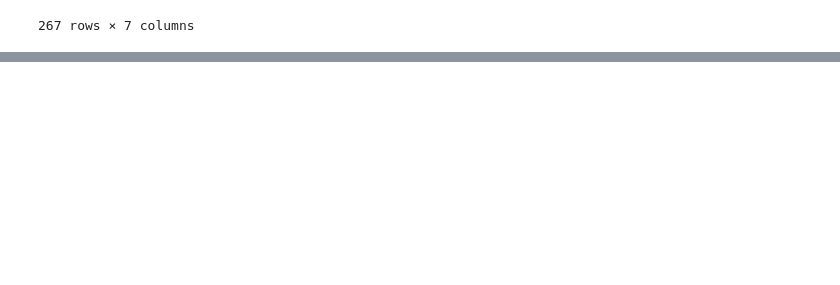
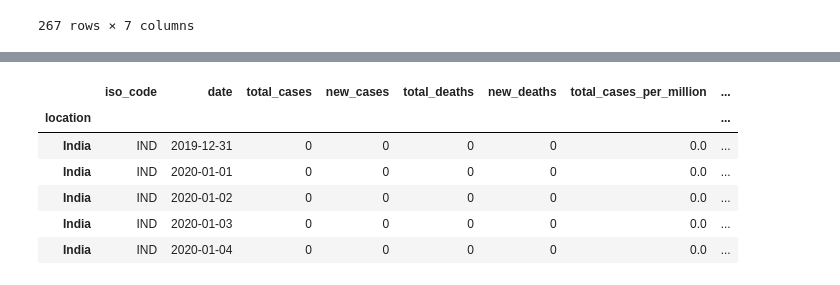
Before and after one commit to 41x3n/Impact-of-lockdown-in-India-COVID-19, a Jupyter notebook: analysis.ipynb, the cells around one changed output, grey strips where cells are left out. Cells and saved outputs as stored; diff of their text form; code cells hidden in the pictures; blank space fills up the shorter version.

```diff
--- a/analysis.ipynb
+++ b/analysis.ipynb
@@ -360,0 +357,11 @@ map
+# %%
+india = df.loc["India"]
+india.head()
+# %% [output]
+|  | iso_code | date | total_cases | new_cases | total_deaths | new_deaths | total_cases_per_million | ... |
+| location |  |  |  |  |  |  |  | ... |
+| India | IND | 2019-12-31 | 0 | 0 | 0 | 0 | 0.0 | ... |
+| India | IND | 2020-01-01 | 0 | 0 | 0 | 0 | 0.0 | ... |
+| India | IND | 2020-01-02 | 0 | 0 | 0 | 0 | 0.0 | ... |
+| India | IND | 2020-01-03 | 0 | 0 | 0 | 0 | 0.0 | ... |
+| India | IND | 2020-01-04 | 0 | 0 | 0 | 0 | 0.0 | ... |
```
Also changed, not shown: parts of 11 cells of this notebook, 3 other files.
